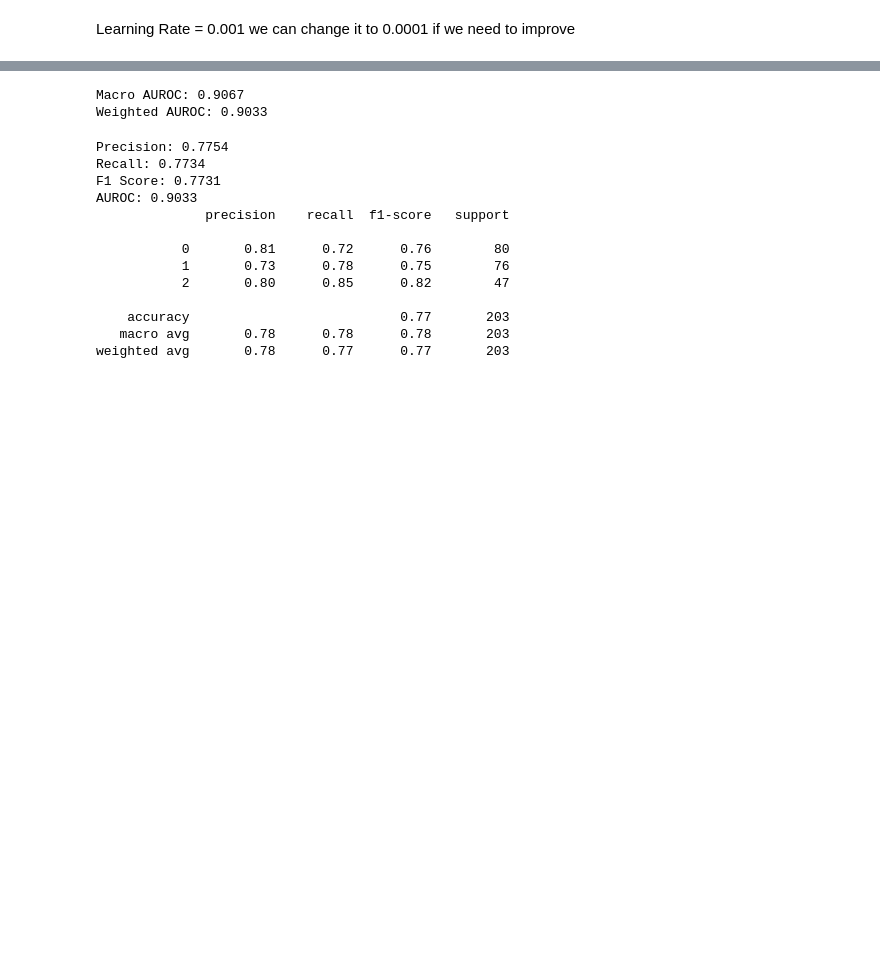
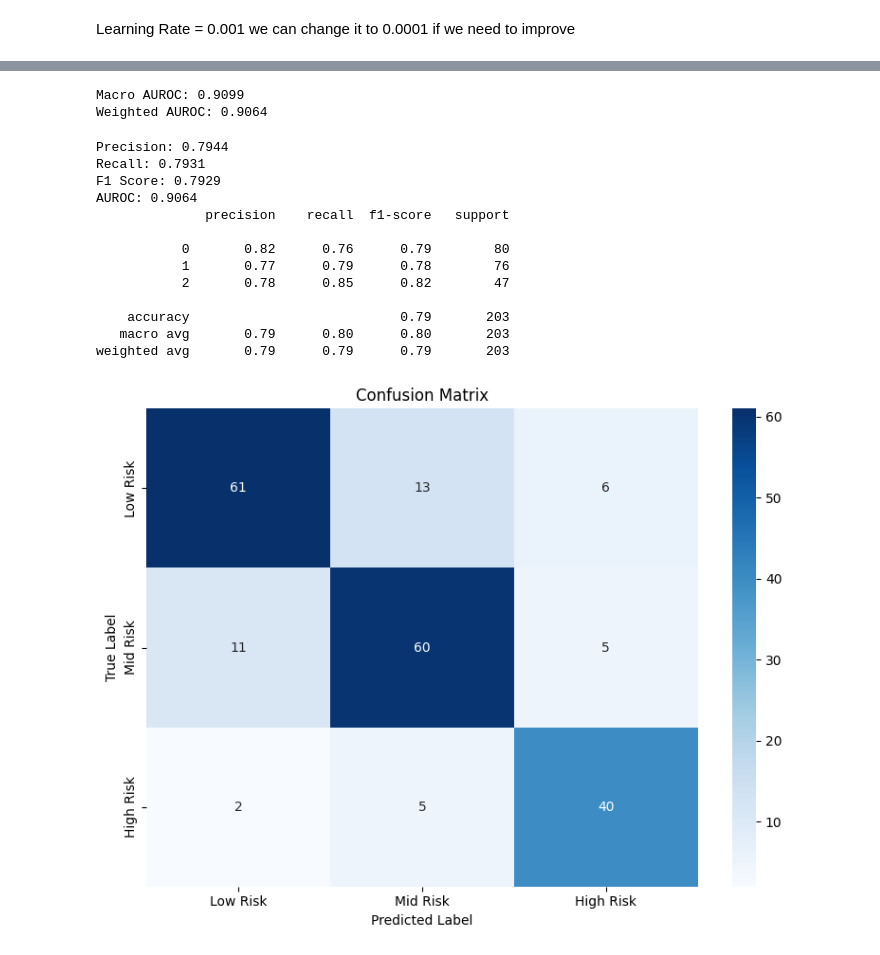
Before and after one commit to HariAr2/Risk-Prediction, a Jupyter notebook: test-Copy1.ipynb, the cells around one changed output, grey strips where cells are left out. Saved outputs shown, nothing was run; the diff lists cells and outputs as text; code cells hidden in the pictures; blank space fills up the shorter version.

Commit message:
improved AUROC

```diff
--- a/test-Copy1.ipynb
+++ b/test-Copy1.ipynb
@@ -39,6 +39,10 @@ class NeuralNetwork(nn.Module):
             nn.BatchNorm1d(hidden_size),
             nn.LeakyReLU(),
 
+            nn.Linear(hidden_size,hidden_size),
+            nn.BatchNorm1d(hidden_size),
+            nn.LeakyReLU(),
+
             nn.Linear(hidden_size,num_classes)
         )
 
@@ -262,8 +261,8 @@ weighted_auroc = roc_auc_score(y_true_bin, y_prob, average="weighted")
 print(f"Macro AUROC: {macro_auroc:.4f}")
 print(f"Weighted AUROC: {weighted_auroc:.4f}")
 # %% [output]
-Macro AUROC: 0.9067
-Weighted AUROC: 0.9033
+Macro AUROC: 0.9099
+Weighted AUROC: 0.9064
 # %%
 from sklearn.metrics import precision_score, recall_score, f1_score, roc_auc_score, classification_report
 
@@ -280,16 +279,38 @@ print(f"AUROC: {auroc:.4f}")
 print(classification_report(y_true, y_pred))
 #prcision score,Recall,F1 score
 # %% [output]
-Precision: 0.7754
-Recall: 0.7734
-F1 Score: 0.7731
-AUROC: 0.9033
+Precision: 0.7944
+Recall: 0.7931
+F1 Score: 0.7929
+AUROC: 0.9064
               precision    recall  f1-score   support
 
-           0       0.81      0.72      0.76        80
-           1       0.73      0.78      0.75        76
-           2       0.80      0.85      0.82        47
+           0       0.82      0.76      0.79        80
+           1       0.77      0.79      0.78        76
+           2       0.78      0.85      0.82        47
 
-    accuracy                           0.77       203
-   macro avg       0.78      0.78      0.78       203
-weighted avg       0.78      0.77      0.77       203
+    accuracy                           0.79       203
+   macro avg       0.79      0.80      0.80       203
+weighted avg       0.79      0.79      0.79       203
+# %%
+import matplotlib.pyplot as plt
+import seaborn as sns
+from sklearn.metrics import confusion_matrix
+
+def plot_confusion_matrix(y_true, y_pred, class_names):
+    cm = confusion_matrix(y_true, y_pred)
+
+    plt.figure(figsize=(8, 6))
+    sns.heatmap(cm, annot=True, fmt='d', cmap='Blues',
+                xticklabels=class_names,
+                yticklabels=class_names)
+
+    plt.xlabel("Predicted Label")
+    plt.ylabel("True Label")
+    plt.title("Confusion Matrix")
+    plt.tight_layout()
+    plt.show()
+# %%
+plot_confusion_matrix(y_test, y_pred, class_names=["Low Risk", "Mid Risk", "High Risk"])
+# %% [output]
+[figure, added]
```
Also changed, not shown: parts of 5 cells of this notebook.
